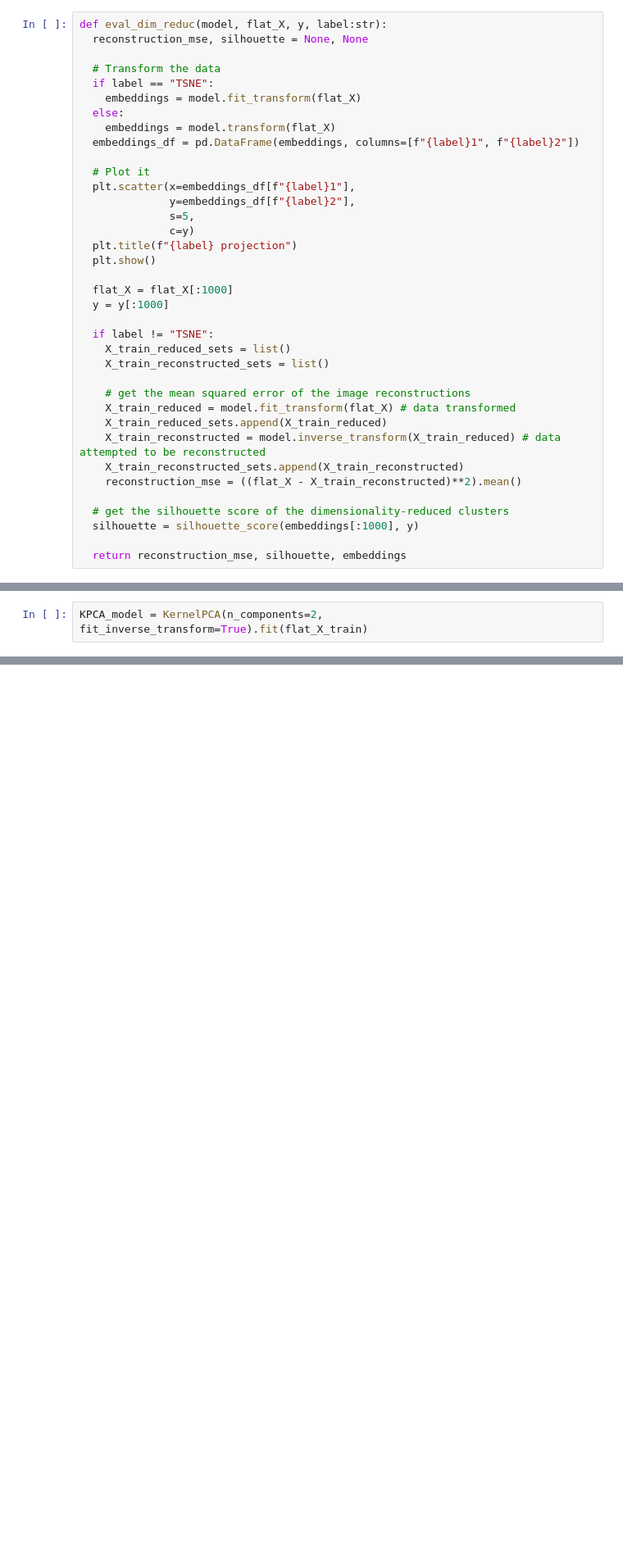
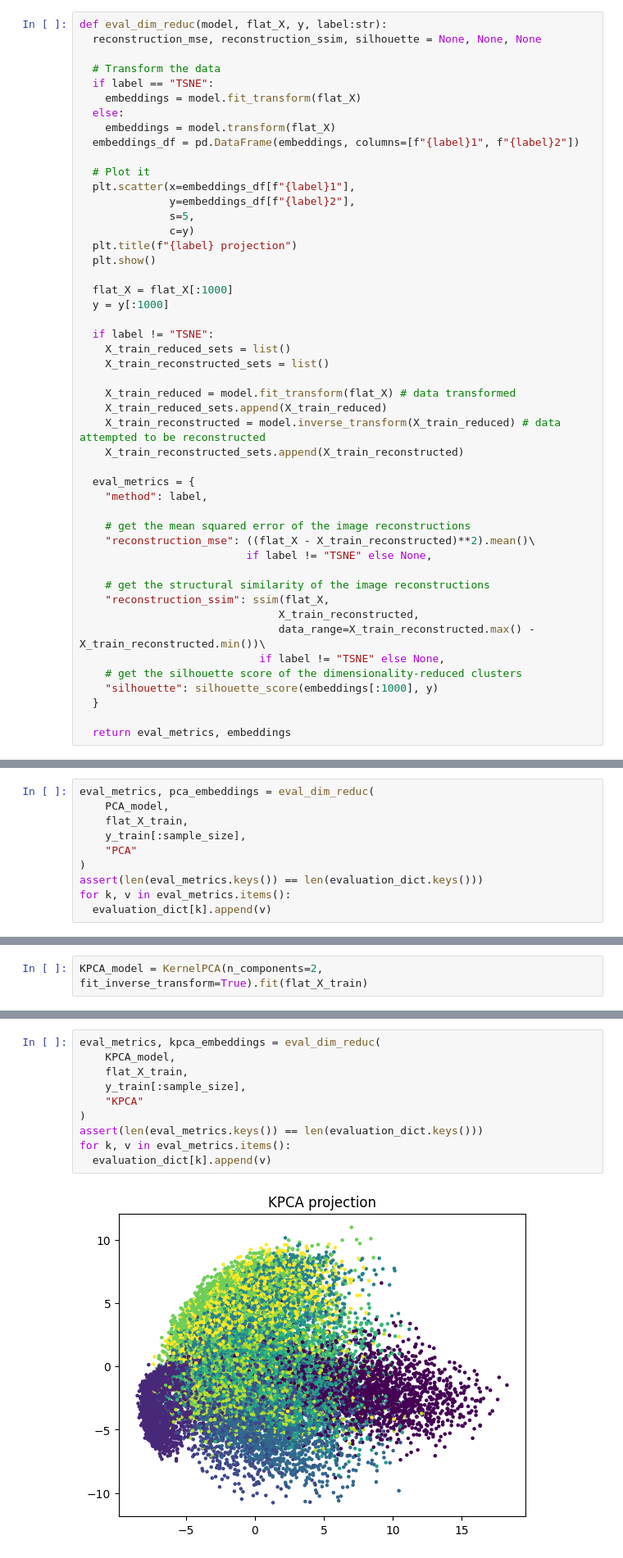
Before and after one commit to StarDylan/FlowMatching, a Jupyter notebook: Comparing_Dimensionality_Reduction_Techniques.ipynb, the cells around one changed output, grey strips where cells are left out. Shown at 82% size. Saved outputs shown, nothing was run; the diff lists cells and outputs as text; blank space fills up the shorter version.

Commit message:
added hybrid model evaluation

```diff
--- a/Comparing_Dimensionality_Reduction_Techniques.ipynb
+++ b/Comparing_Dimensionality_Reduction_Techniques.ipynb
@@ -115,6 +106,6 @@ X_train.shape
 # %%
 def eval_dim_reduc(model, flat_X, y, label:str):
-  reconstruction_mse, silhouette = None, None
+  reconstruction_mse, reconstruction_ssim, silhouette = None, None, None
 
   # Transform the data
   if label == "TSNE":
@@ -138,17 +129,28 @@ def eval_dim_reduc(model, flat_X, y, label:str):
     X_train_reduced_sets = list()
     X_train_reconstructed_sets = list()
 
-    # get the mean squared error of the image reconstructions
     X_train_reduced = model.fit_transform(flat_X) # data transformed
     X_train_reduced_sets.append(X_train_reduced)
     X_train_reconstructed = model.inverse_transform(X_train_reduced) # data attempted to be reconstructed
     X_train_reconstructed_sets.append(X_train_reconstructed)
-    reconstruction_mse = ((flat_X - X_train_reconstructed)**2).mean()
 
-  # get the silhouette score of the dimensionality-reduced clusters
-  silhouette = silhouette_score(embeddings[:1000], y)
+  eval_metrics = {
+    "method": label,
 
-  return reconstruction_mse, silhouette, embeddings
+    # get the mean squared error of the image reconstructions
+    "reconstruction_mse": ((flat_X - X_train_reconstructed)**2).mean()\
+                          if label != "TSNE" else None,
+
+    # get the structural similarity of the image reconstructions
+    "reconstruction_ssim": ssim(flat_X,
+                               X_train_reconstructed,
+                               data_range=X_train_reconstructed.max() - X_train_reconstructed.min())\
+                            if label != "TSNE" else None,
+    # get the silhouette score of the dimensionality-reduced clusters
+    "silhouette": silhouette_score(embeddings[:1000], y)
+  }
+
+  return eval_metrics, embeddings
 # %% [markdown]
 ## PCA
 # %%
@@ -168,0 +158,10 @@ eval_metrics["PCA"] = {
+# %%
+eval_metrics, pca_embeddings = eval_dim_reduc(
+    PCA_model,
+    flat_X_train,
+    y_train[:sample_size],
+    "PCA"
+)
+assert(len(eval_metrics.keys()) == len(evaluation_dict.keys()))
+for k, v in eval_metrics.items():
+  evaluation_dict[k].append(v)
@@ -186,3 +174,15 @@ eval_metrics["KPCA"] = {
+# %%
+eval_metrics, kpca_embeddings = eval_dim_reduc(
+    KPCA_model,
+    flat_X_train,
+    y_train[:sample_size],
+    "KPCA"
+)
+assert(len(eval_metrics.keys()) == len(evaluation_dict.keys()))
+for k, v in eval_metrics.items():
+  evaluation_dict[k].append(v)
+# %% [output]
+[figure, added]
 # %% [markdown]
 ## UMAP
 # %%
```
Also changed, not shown: parts of 28 cells of this notebook.
